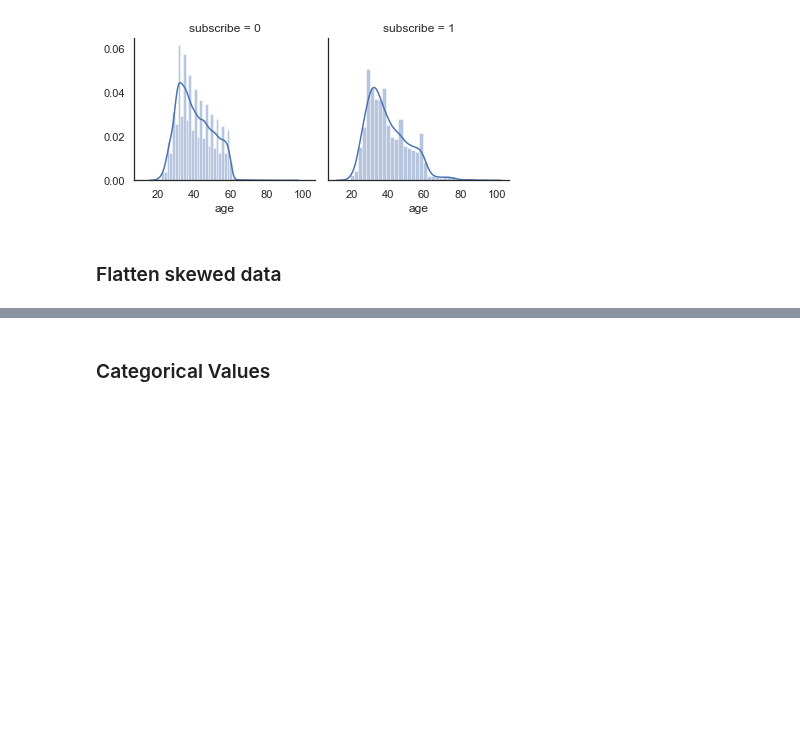
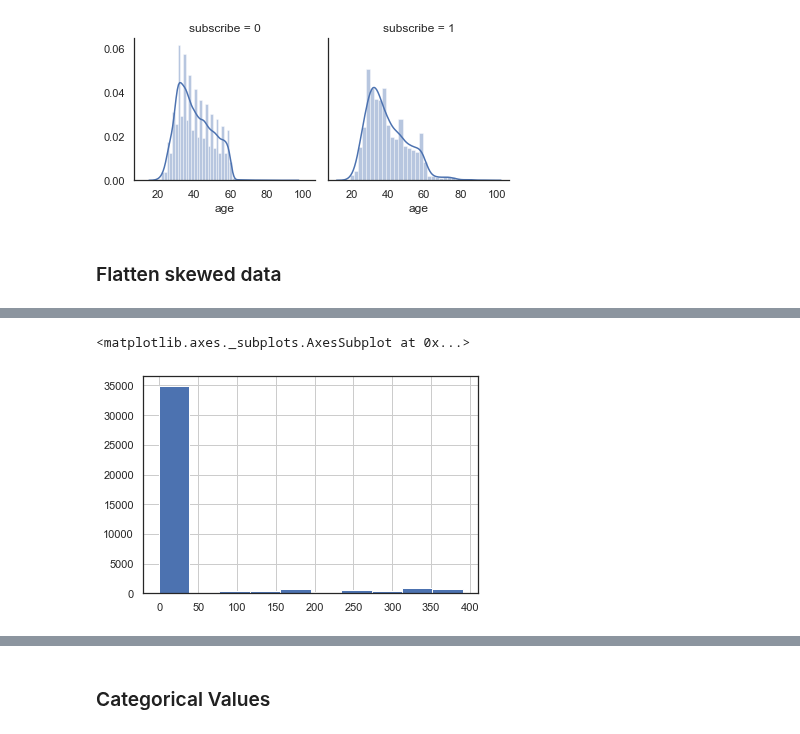
Before and after one commit to gtpgg1013/AI_docs, a Jupyter notebook: part4-ML/from_0920/challenge data/Data Preprocessing two.ipynb, the cells around one changed output, grey strips where cells are left out. Cells and saved outputs as stored; diff of their text form; code cells hidden in the pictures; blank space fills up the shorter version.

```diff
--- a/part4-ML/from_0920/challenge data/Data Preprocessing two.ipynb
+++ b/part4-ML/from_0920/challenge data/Data Preprocessing two.ipynb
@@ -253,0 +252,5 @@ for i, cl in enumerate(numerical_list):
+# %%
+train.pdays.sort_values().hist()
+# %% [output]
+<matplotlib.axes._subplots.AxesSubplot at 0x...>
+[figure, added]
```
Also changed, not shown: parts of 31 cells of this notebook.
